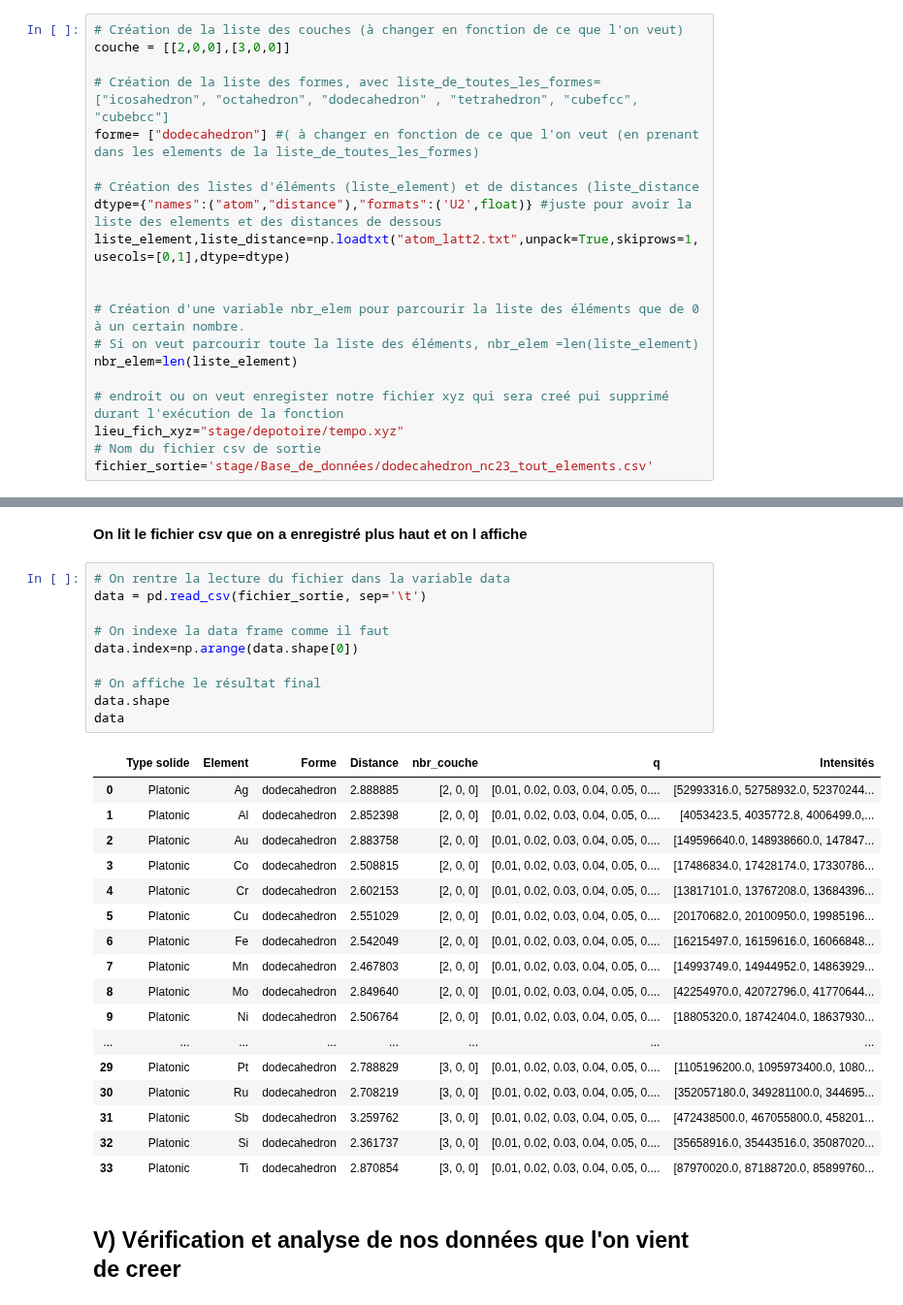
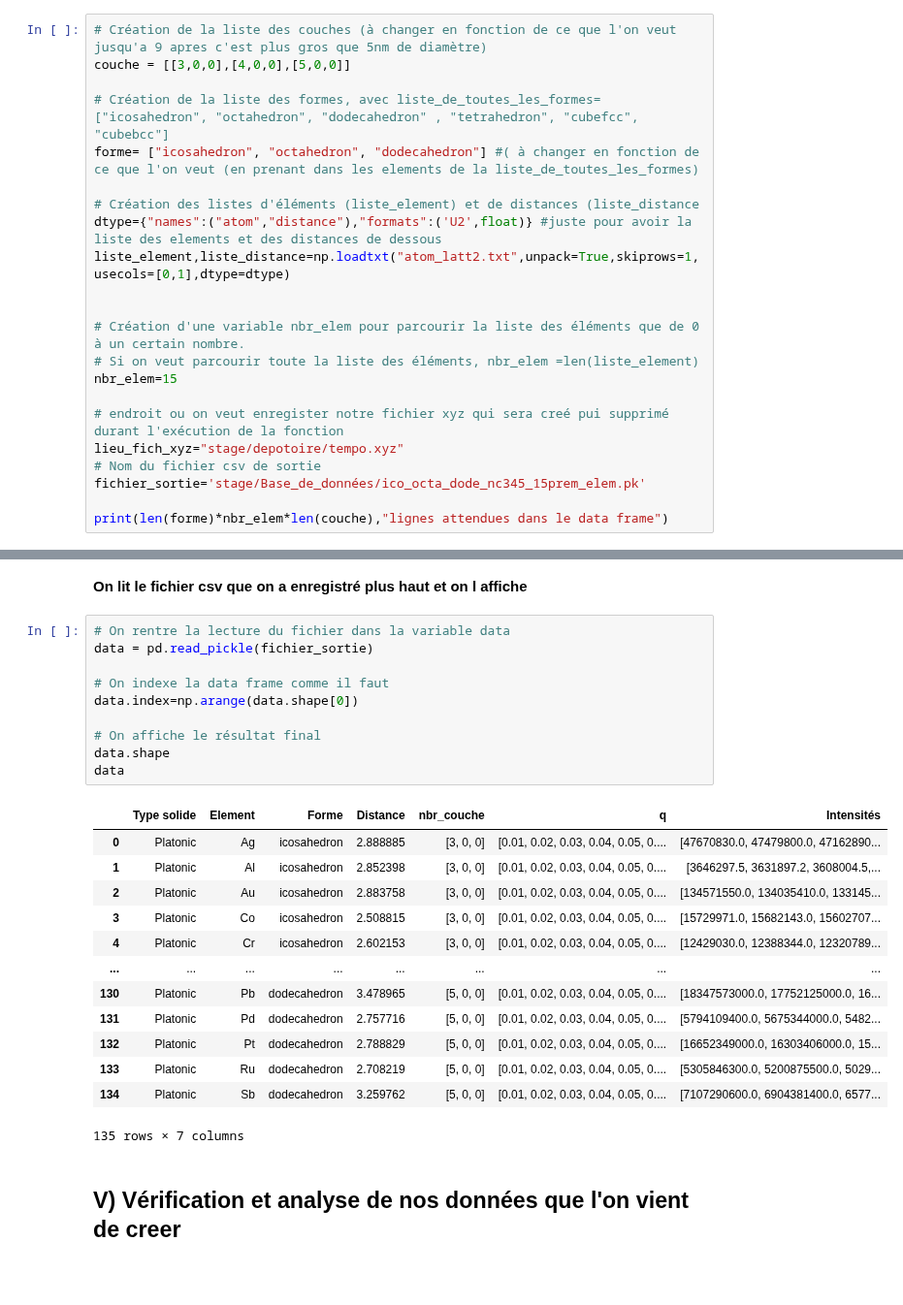
Before and after one commit to scayez/Projet_SAXS_WAXS_IA, a Jupyter notebook: script_shape_platonic.ipynb, the cells around one changed output, grey strips where cells are left out. Shown at 97% size. Saved outputs shown, nothing was run; the diff lists cells and outputs as text; blank space fills up the shorter version.

```diff
--- a/script_shape_platonic.ipynb
+++ b/script_shape_platonic.ipynb
@@ -176,11 +176,11 @@ def fonction_gestion_dataframe_shapes_platonic(element,forme,distance,couche,end
 # %% [markdown]
 **Variables à changer pour les utilisateurs**
 # %%
-# Création de la liste des couches (à changer en fonction de ce que l'on veut)
-couche = [[2,0,0],[3,0,0]]
+# Création de la liste des couches (à changer en fonction de ce que l'on veut jusqu'a 9 apres c'est plus gros que 5nm de diamètre)
+couche = [[3,0,0],[4,0,0],[5,0,0]]
 
 # Création de la liste des formes, avec liste_de_toutes_les_formes= ["icosahedron", "octahedron", "dodecahedron" , "tetrahedron", "cubefcc", "cubebcc"]
-forme= ["dodecahedron"] #( à changer en fonction de ce que l'on veut (en prenant dans les elements de la liste_de_toutes_les_formes)
+forme= ["icosahedron", "octahedron", "dodecahedron"] #( à changer en fonction de ce que l'on veut (en prenant dans les elements de la liste_de_toutes_les_formes)
 
 # Création des listes d'éléments (liste_element) et de distances (liste_distance
 dtype={"names":("atom","distance"),"formats":('U2',float)} #juste pour avoir la liste des elements et des distances de dessous
@@ -189,9 +189,11 @@ liste_element,liste_distance=np.loadtxt("atom_latt2.txt",unpack=True,skiprows=1,
 
 # Création d'une variable nbr_elem pour parcourir la liste des éléments que de 0 à un certain nombre.
 # Si on veut parcourir toute la liste des éléments, nbr_elem =len(liste_element)
-nbr_elem=len(liste_element)
+nbr_elem=15
 
 # endroit ou on veut enregister notre fichier xyz qui sera creé pui supprimé durant l'exécution de la fonction
 lieu_fich_xyz="stage/depotoire/tempo.xyz"
 # Nom du fichier csv de sortie
-fichier_sortie='stage/Base_de_données/dodecahedron_nc23_tout_elements.csv'
+fichier_sortie='stage/Base_de_données/ico_octa_dode_nc345_15prem_elem.pk'
+
+print(len(forme)*nbr_elem*len(couche),"lignes attendues dans le data frame")
@@ -247,32 +259,28 @@ Generation of coordinates
 **On lit le fichier csv que on a enregistré plus haut et on l affiche**
 # %%
 # On rentre la lecture du fichier dans la variable data
-data = pd.read_csv(fichier_sortie, sep='\t')
+data = pd.read_pickle(fichier_sortie)
 
 # On indexe la data frame comme il faut
 data.index=np.arange(data.shape[0])
 
 # On affiche le résultat final
 data.shape
 data
 # %% [output]
 |  | Type solide | Element | Forme | Distance | nbr_couche | q | Intensités |
-| 0 | Platonic | Ag | dodecahedron | 2.888885 | [2, 0, 0] | [0.01, 0.02, 0.03, 0.04, 0.05, 0.... | [52993316.0, 52758932.0, 52370244... |
-| 1 | Platonic | Al | dodecahedron | 2.852398 | [2, 0, 0] | [0.01, 0.02, 0.03, 0.04, 0.05, 0.... | [4053423.5, 4035772.8, 4006499.0,... |
-| 2 | Platonic | Au | dodecahedron | 2.883758 | [2, 0, 0] | [0.01, 0.02, 0.03, 0.04, 0.05, 0.... | [149596640.0, 148938660.0, 147847... |
-| 3 | Platonic | Co | dodecahedron | 2.508815 | [2, 0, 0] | [0.01, 0.02, 0.03, 0.04, 0.05, 0.... | [17486834.0, 17428174.0, 17330786... |
-| 4 | Platonic | Cr | dodecahedron | 2.602153 | [2, 0, 0] | [0.01, 0.02, 0.03, 0.04, 0.05, 0.... | [13817101.0, 13767208.0, 13684396... |
-| 5 | Platonic | Cu | dodecahedron | 2.551029 | [2, 0, 0] | [0.01, 0.02, 0.03, 0.04, 0.05, 0.... | [20170682.0, 20100950.0, 19985196... |
-| 6 | Platonic | Fe | dodecahedron | 2.542049 | [2, 0, 0] | [0.01, 0.02, 0.03, 0.04, 0.05, 0.... | [16215497.0, 16159616.0, 16066848... |
-| 7 | Platonic | Mn | dodecahedron | 2.467803 | [2, 0, 0] | [0.01, 0.02, 0.03, 0.04, 0.05, 0.... | [14993749.0, 14944952.0, 14863929... |
-| 8 | Platonic | Mo | dodecahedron | 2.849640 | [2, 0, 0] | [0.01, 0.02, 0.03, 0.04, 0.05, 0.... | [42254970.0, 42072796.0, 41770644... |
-| 9 | Platonic | Ni | dodecahedron | 2.506764 | [2, 0, 0] | [0.01, 0.02, 0.03, 0.04, 0.05, 0.... | [18805320.0, 18742404.0, 18637930... |
+| 0 | Platonic | Ag | icosahedron | 2.888885 | [3, 0, 0] | [0.01, 0.02, 0.03, 0.04, 0.05, 0.... | [47670830.0, 47479800.0, 47162890... |
+| 1 | Platonic | Al | icosahedron | 2.852398 | [3, 0, 0] | [0.01, 0.02, 0.03, 0.04, 0.05, 0.... | [3646297.5, 3631897.2, 3608004.5,... |
+| 2 | Platonic | Au | icosahedron | 2.883758 | [3, 0, 0] | [0.01, 0.02, 0.03, 0.04, 0.05, 0.... | [134571550.0, 134035410.0, 133145... |
+| 3 | Platonic | Co | icosahedron | 2.508815 | [3, 0, 0] | [0.01, 0.02, 0.03, 0.04, 0.05, 0.... | [15729971.0, 15682143.0, 15602707... |
+| 4 | Platonic | Cr | icosahedron | 2.602153 | [3, 0, 0] | [0.01, 0.02, 0.03, 0.04, 0.05, 0.... | [12429030.0, 12388344.0, 12320789... |
 | ... | ... | ... | ... | ... | ... | ... | ... |
-| 29 | Platonic | Pt | dodecahedron | 2.788829 | [3, 0, 0] | [0.01, 0.02, 0.03, 0.04, 0.05, 0.... | [1105196200.0, 1095973400.0, 1080... |
-| 30 | Platonic | Ru | dodecahedron | 2.708219 | [3, 0, 0] | [0.01, 0.02, 0.03, 0.04, 0.05, 0.... | [352057180.0, 349281100.0, 344695... |
-| 31 | Platonic | Sb | dodecahedron | 3.259762 | [3, 0, 0] | [0.01, 0.02, 0.03, 0.04, 0.05, 0.... | [472438500.0, 467055800.0, 458201... |
-| 32 | Platonic | Si | dodecahedron | 2.361737 | [3, 0, 0] | [0.01, 0.02, 0.03, 0.04, 0.05, 0.... | [35658916.0, 35443516.0, 35087020... |
-| 33 | Platonic | Ti | dodecahedron | 2.870854 | [3, 0, 0] | [0.01, 0.02, 0.03, 0.04, 0.05, 0.... | [87970020.0, 87188720.0, 85899760... |
+| 130 | Platonic | Pb | dodecahedron | 3.478965 | [5, 0, 0] | [0.01, 0.02, 0.03, 0.04, 0.05, 0.... | [18347573000.0, 17752125000.0, 16... |
+| 131 | Platonic | Pd | dodecahedron | 2.757716 | [5, 0, 0] | [0.01, 0.02, 0.03, 0.04, 0.05, 0.... | [5794109400.0, 5675344000.0, 5482... |
+| 132 | Platonic | Pt | dodecahedron | 2.788829 | [5, 0, 0] | [0.01, 0.02, 0.03, 0.04, 0.05, 0.... | [16652349000.0, 16303406000.0, 15... |
+| 133 | Platonic | Ru | dodecahedron | 2.708219 | [5, 0, 0] | [0.01, 0.02, 0.03, 0.04, 0.05, 0.... | [5305846300.0, 5200875500.0, 5029... |
+| 134 | Platonic | Sb | dodecahedron | 3.259762 | [5, 0, 0] | [0.01, 0.02, 0.03, 0.04, 0.05, 0.... | [7107290600.0, 6904381400.0, 6577... |
+135 rows × 7 columns
 # %% [markdown]
 ## V) Vérification et analyse de nos données que l'on vient de creer
 # %% [markdown]
```
Also changed, not shown: parts of 5 cells of this notebook.
